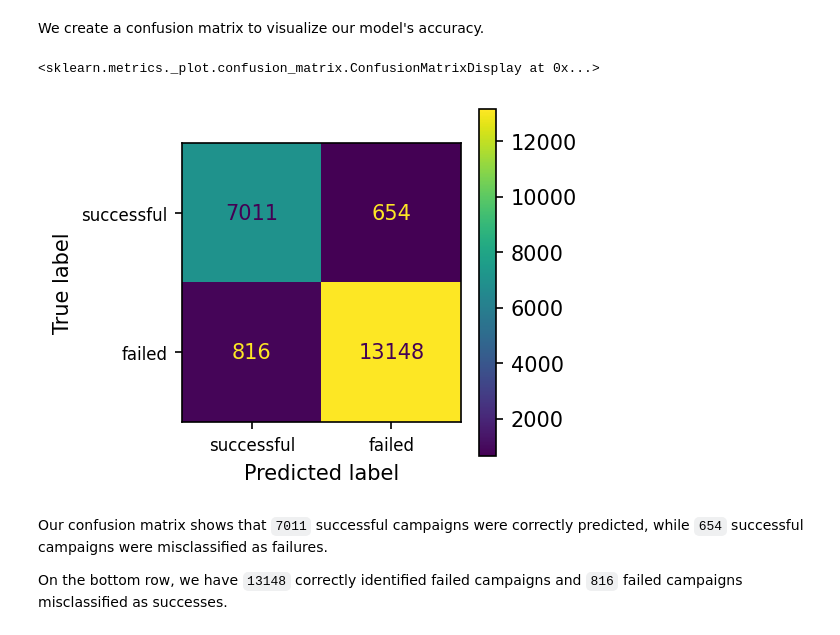
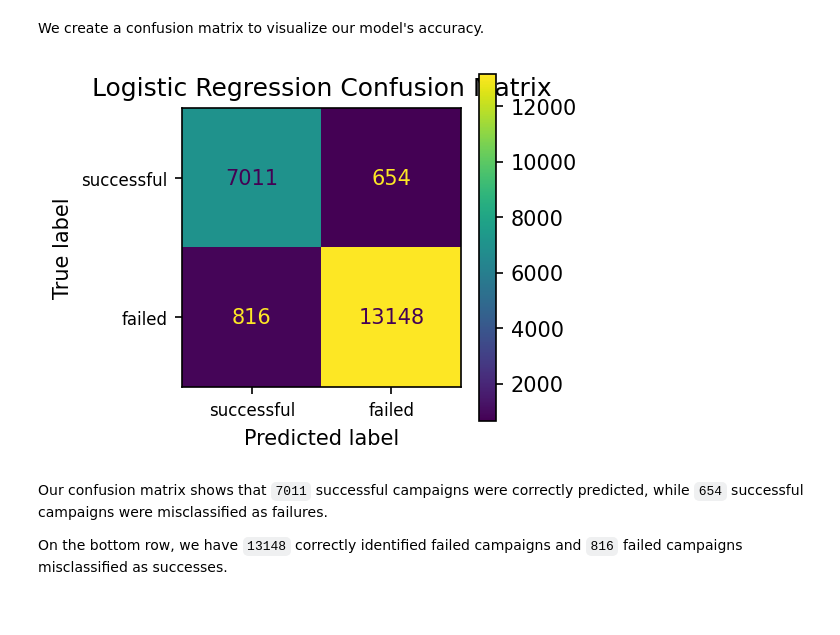
Before and after one commit to blue-santa/kickstarter-campaign-analysis, a Jupyter notebook: project-files/04-05-pre-processing-training-modeling/04-05-kickstarter-process-train-model.ipynb, the cells around one changed output. Drawn from its saved outputs; the diff is of its cells as text; code cells hidden in the pictures.

Commit message:
correct confusion matrix issue

```diff
--- a/project-files/04-05-pre-processing-training-modeling/04-05-kickstarter-process-train-model.ipynb
+++ b/project-files/04-05-pre-processing-training-modeling/04-05-kickstarter-process-train-model.ipynb
@@ -619,19 +619,29 @@ We create a confusion matrix to visualize our model's accuracy.
 # %%
 # Initialize the confusion matrix
 cm = confusion_matrix(y_test, y_predict_test, labels = clf.classes_)
-_, ax = plt.subplots()
+
+# Create the plt subplots
+# Relied on Google Search support to set the confusion matrix object to `fig`, allowing for image export
+fig, ax = plt.subplots()
+
+# Generate the confusion matrix
 display_cm = ConfusionMatrixDisplay(confusion_matrix = cm,
                                     display_labels = ['successful', 'failed'])
+
+# Set the confusion matrix to the ax object
+display_cm.plot(ax = ax)
+
+# Settings
 ax.set_xticks([0, 1])
 ax.set_yticks([0, 1])
 ax.set_xticklabels(labels = ['successful', 'failed'], fontsize = 8)
 ax.set_yticklabels(labels = ['successful', 'failed'], fontsize = 8)
 ax.set_title('Logistic Regression Confusion Matrix')
-display_cm.plot(ax = ax)
-plt.savefig('./stage-04-visualization/04-01-log-reg-confusion-matrix.png')
+
+# Save the output
+fig.savefig('./stage-04-visualizations/04-01-log-reg-confusion-matrix.png', dpi=300, bbox_inches='tight')
 # %% [output]
-<sklearn.metrics._plot.confusion_matrix.ConfusionMatrixDisplay at 0x...>
-[figure, old version]
+[figure, new version]
 # %% [markdown]
 Our confusion matrix shows that `7011` successful campaigns were correctly predicted, while `654` successful campaigns were misclassified as failures.
 
```
Also changed, not shown: parts of 6 cells of this notebook.
